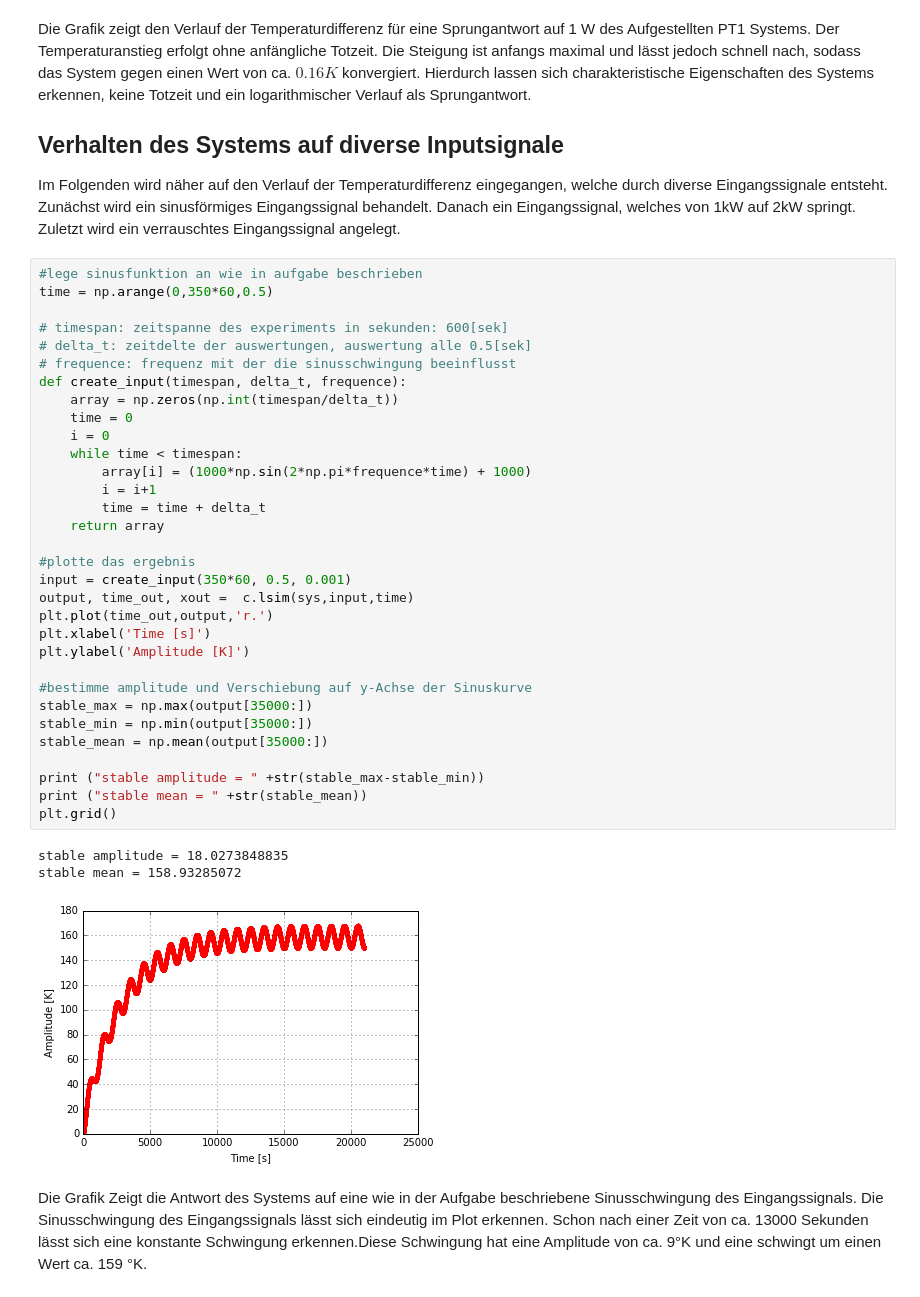
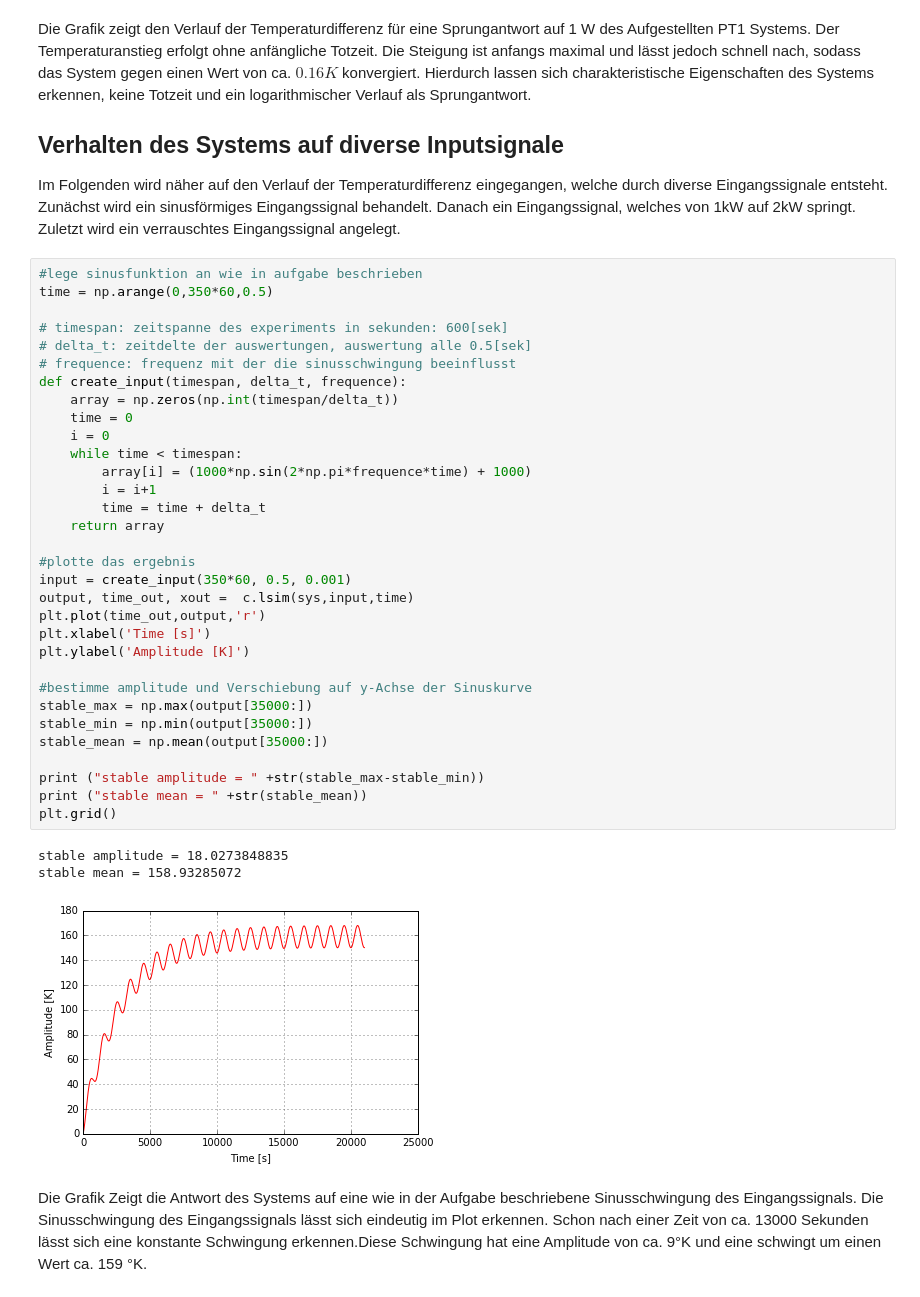
Before and after one commit to patder/Coursework, a Jupyter notebook: Aufgabe2.ipynb, the cells around one changed output. Saved outputs shown, nothing was run; the diff lists cells and outputs as text.

```diff
--- a/Aufgabe2.ipynb
+++ b/Aufgabe2.ipynb
@@ -88,35 +89,35 @@ time = np.arange(0,350*60,0.5)
 # timespan: zeitspanne des experiments in sekunden: 600[sek]
 # delta_t: zeitdelte der auswertungen, auswertung alle 0.5[sek]
 # frequence: frequenz mit der die sinusschwingung beeinflusst
 def create_input(timespan, delta_t, frequence):
     array = np.zeros(np.int(timespan/delta_t))
     time = 0
     i = 0
     while time < timespan:
         array[i] = (1000*np.sin(2*np.pi*frequence*time) + 1000)
         i = i+1
         time = time + delta_t
     return array
 
 #plotte das ergebnis
 input = create_input(350*60, 0.5, 0.001)
 output, time_out, xout =  c.lsim(sys,input,time)
-plt.plot(time_out,output,'r.')
+plt.plot(time_out,output,'r')
 plt.xlabel('Time [s]')
 plt.ylabel('Amplitude [K]')
 
 #bestimme amplitude und Verschiebung auf y-Achse der Sinuskurve
 stable_max = np.max(output[35000:])
 stable_min = np.min(output[35000:])
 stable_mean = np.mean(output[35000:])
 
 print ("stable amplitude = " +str(stable_max-stable_min))
 print ("stable mean = " +str(stable_mean))
 plt.grid()
 # %% [output]
 stable amplitude = 18.0273848835
 stable mean = 158.93285072
-[figure, old version]
+[figure, new version]
 # %% [markdown]
 Die Grafik Zeigt die Antwort des Systems auf eine wie in der Aufgabe beschriebene Sinusschwingung des Eingangssignals.
 Die Sinusschwingung des Eingangssignals lässt sich eindeutig im Plot erkennen. Schon nach einer Zeit von ca. 13000 Sekunden lässt sich eine konstante Schwingung erkennen.Diese Schwingung hat eine Amplitude von ca. 9°K und eine schwingt um einen Wert ca. 159 °K.
```
Also changed, not shown: parts of 3 cells of this notebook, 5 other files.
